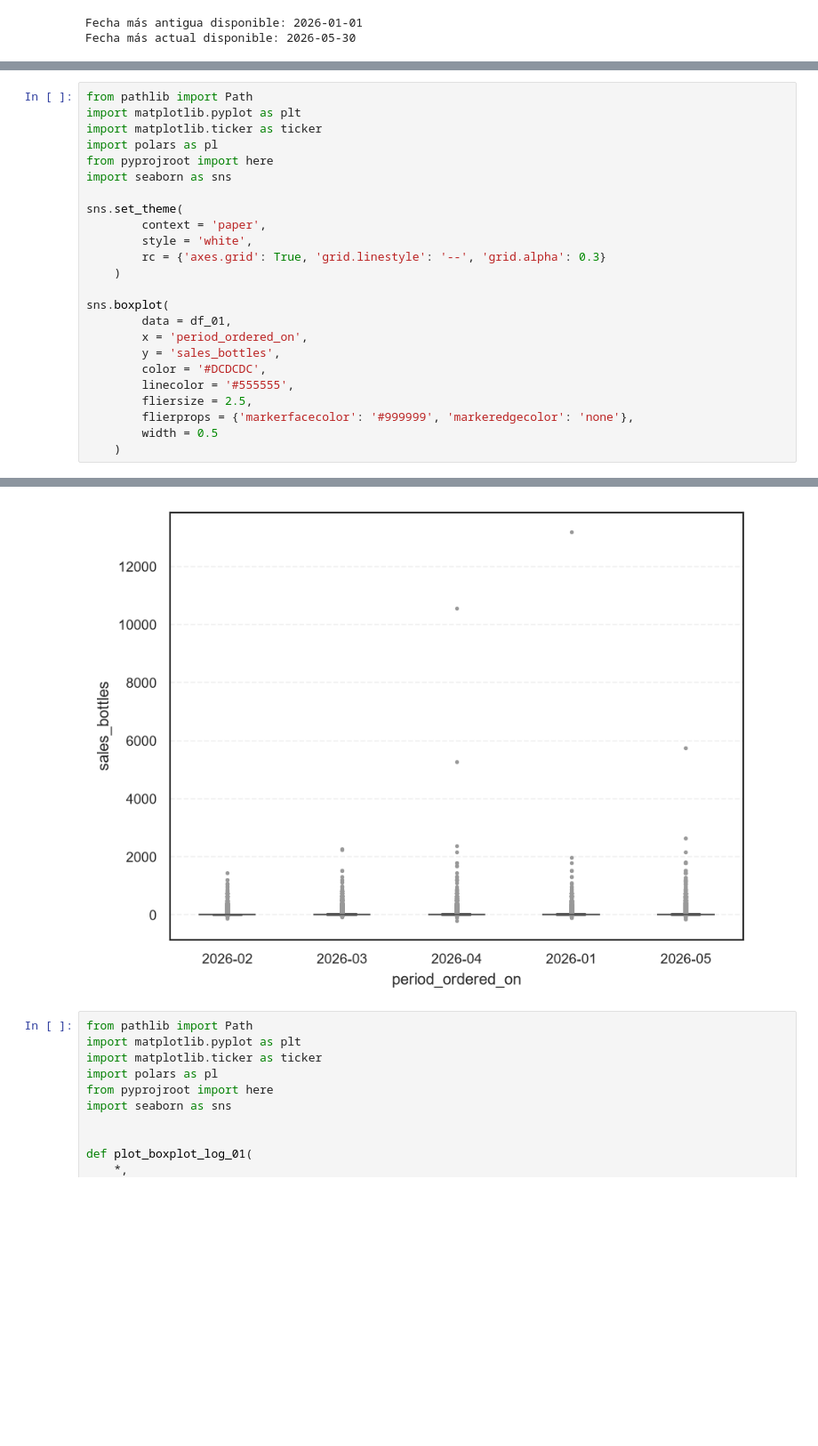
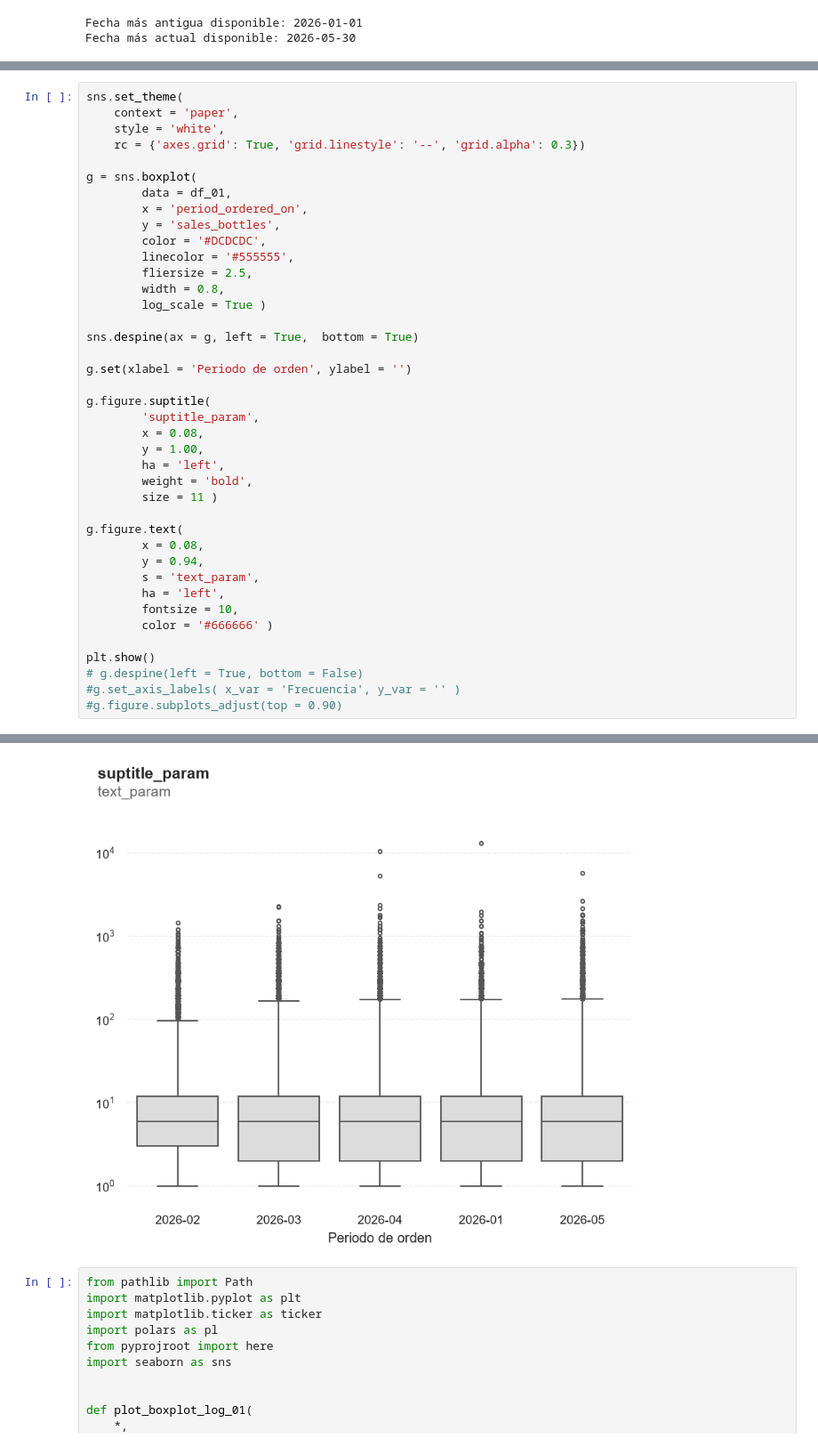
Before and after one commit to charliebrown007/Proyecto_UCB_2da_fase, a Jupyter notebook: 03_scripts/s_04_Fase_02.ipynb, the cells around one changed output, grey strips where cells are left out. Shown at 89% size. Saved outputs shown, nothing was run; the diff lists cells and outputs as text; blank space fills up the shorter version.

```diff
--- a/03_scripts/s_04_Fase_02.ipynb
+++ b/03_scripts/s_04_Fase_02.ipynb
@@ -222,25 +307,41 @@ Fecha más actual disponible: 2026-05-30
 # %%
-from pathlib import Path
-import matplotlib.pyplot as plt
-import matplotlib.ticker as ticker
-import polars as pl
-from pyprojroot import here
-import seaborn as sns
+sns.set_theme(
+    context = 'paper',
+    style = 'white',
+    rc = {'axes.grid': True, 'grid.linestyle': '--', 'grid.alpha': 0.3})
 
-sns.set_theme(
-        context = 'paper',
-        style = 'white',
-        rc = {'axes.grid': True, 'grid.linestyle': '--', 'grid.alpha': 0.3}
-    )
-
-sns.boxplot(
+g = sns.boxplot(
         data = df_01,
         x = 'period_ordered_on',
         y = 'sales_bottles',
         color = '#DCDCDC',
         linecolor = '#555555',
         fliersize = 2.5,
-        flierprops = {'markerfacecolor': '#999999', 'markeredgecolor': 'none'},
-        width = 0.5
-    )
+        width = 0.8,
+        log_scale = True )
+
+sns.despine(ax = g, left = True,  bottom = True)
+
+g.set(xlabel = 'Periodo de orden', ylabel = '')
+
+g.figure.suptitle(
+        'suptitle_param',
+        x = 0.08,
+        y = 1.00,
+        ha = 'left',
+        weight = 'bold',
+        size = 11 )
+
+g.figure.text(
+        x = 0.08,
+        y = 0.94,
+        s = 'text_param',
+        ha = 'left',
+        fontsize = 10,
+        color = '#666666' )
+
+plt.show()
+# g.despine(left = True, bottom = False)
+#g.set_axis_labels( x_var = 'Frecuencia', y_var = '' )
+#g.figure.subplots_adjust(top = 0.90)
 # %% [output]
@@ -248,4 +348,4 @@ sns.boxplot(
-[figure, old version]
+[figure, new version]
 # %%
 from pathlib import Path
 import matplotlib.pyplot as plt
```
Also changed, not shown: parts of 15 cells of this notebook, 5 other files.
